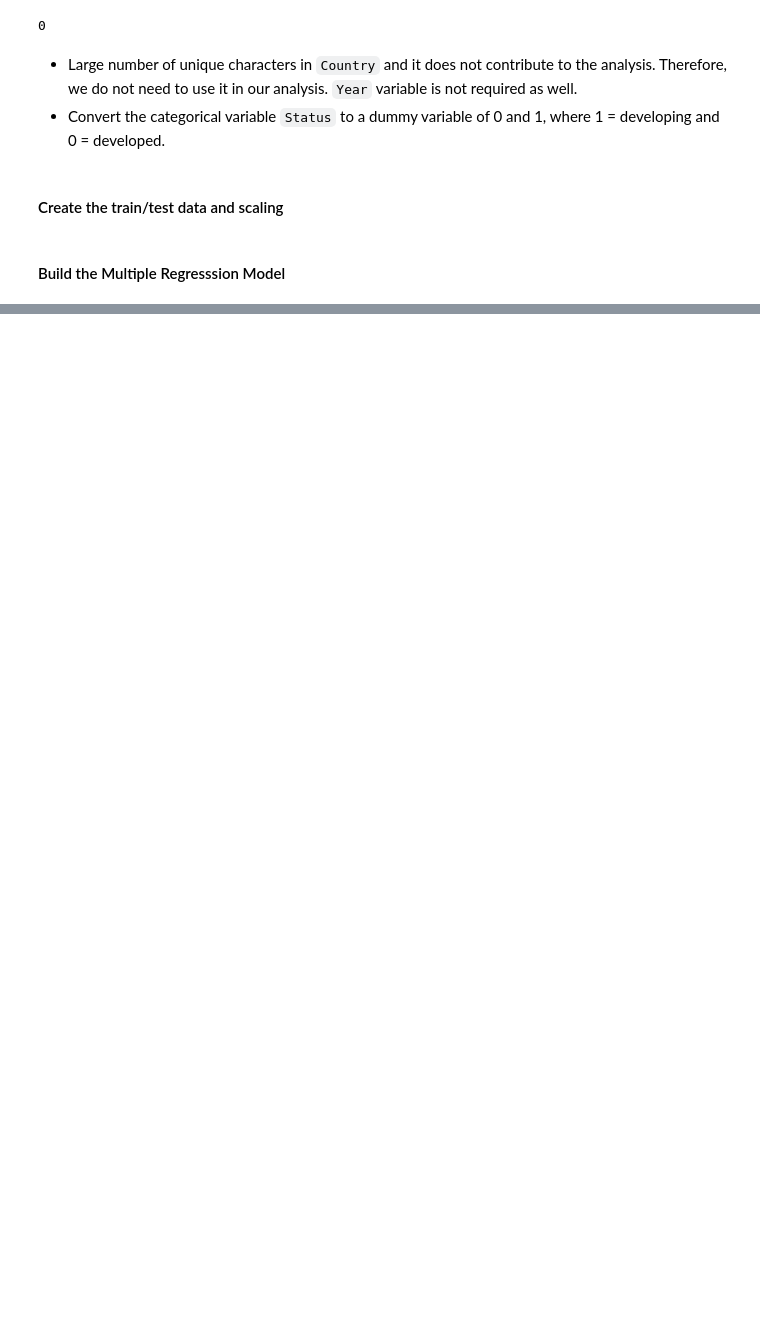
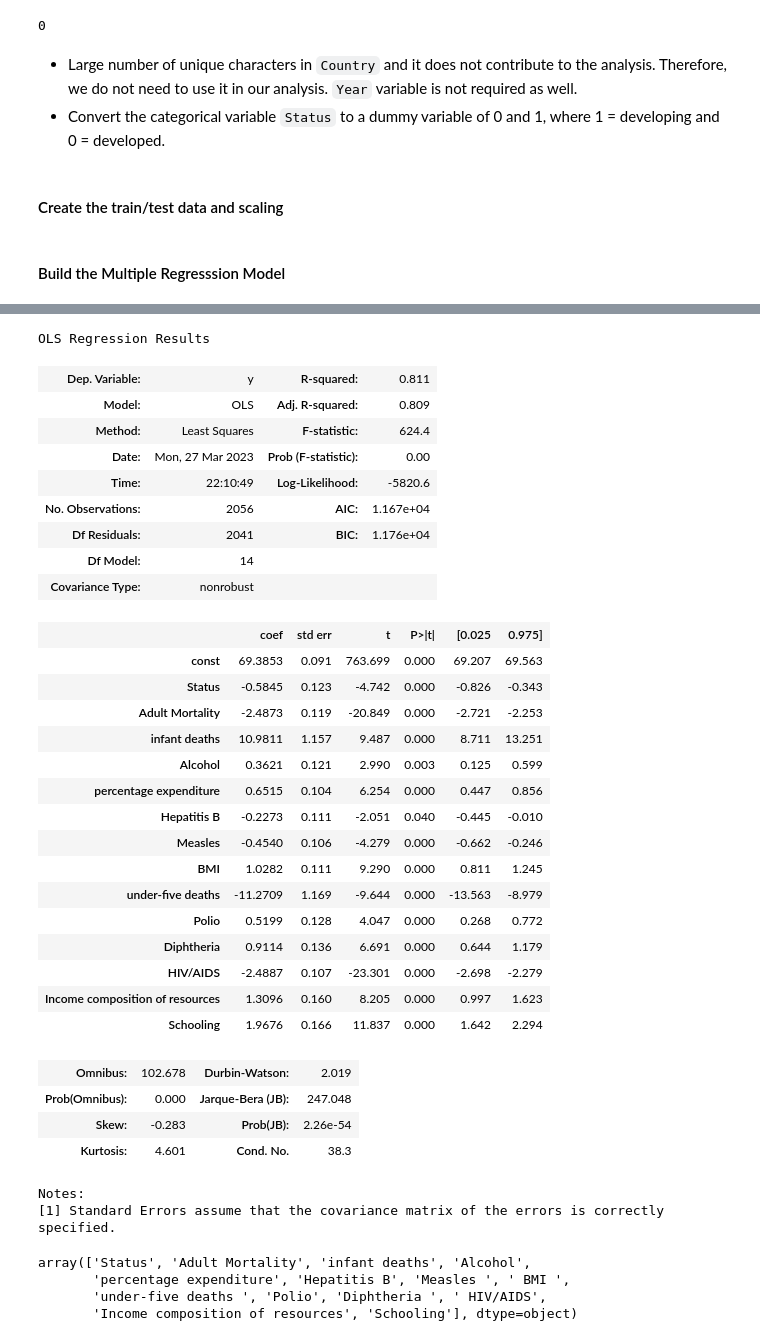
Before and after one commit to Sweetom/sweet, a Jupyter notebook: Life Expectancy/notebooks/FinalProject.ipynb, the cells around one changed output, grey strips where cells are left out. Cells and saved outputs as stored; diff of their text form; code cells hidden in the pictures; blank space fills up the shorter version.

Commit message:
Updated Model

```diff
--- a/Life Expectancy/notebooks/FinalProject.ipynb
+++ b/Life Expectancy/notebooks/FinalProject.ipynb
@@ -310,0 +340,55 @@ strong multicollinearity or other numerical problems.
+# %%
+#dropping all the variables with p-value greater than 0.05 which are statistically insignificant
+X_reg = X_reg.drop(['Total expenditure', 'GDP', 'Population', ' thinness  1-19 years',' thinness 5-9 years'],axis = 1)
+X_reg = sm.add_constant(X_reg) # adding a constant
+
+reg2 = sm.OLS(np.asarray(y_train), X_reg).fit()
+pred2 = reg2.predict(X_reg)
+
+reg2.summary()
+# %% [output]
+OLS Regression Results
+| Dep. Variable: | y | R-squared: | 0.811 |
+| Model: | OLS | Adj. R-squared: | 0.809 |
+| Method: | Least Squares | F-statistic: | 624.4 |
+| Date: | Mon, 27 Mar 2023 | Prob (F-statistic): | 0.00 |
+| Time: | 22:10:49 | Log-Likelihood: | -5820.6 |
+| No. Observations: | 2056 | AIC: | 1.167e+04 |
+| Df Residuals: | 2041 | BIC: | 1.176e+04 |
+| Df Model: | 14 |  |  |
+| Covariance Type: | nonrobust |  |  |
+|  | coef | std err | t | P>|t| | [0.025 | 0.975] |
+| const | 69.3853 | 0.091 | 763.699 | 0.000 | 69.207 | 69.563 |
+| Status | -0.5845 | 0.123 | -4.742 | 0.000 | -0.826 | -0.343 |
+| Adult Mortality | -2.4873 | 0.119 | -20.849 | 0.000 | -2.721 | -2.253 |
+| infant deaths | 10.9811 | 1.157 | 9.487 | 0.000 | 8.711 | 13.251 |
+| Alcohol | 0.3621 | 0.121 | 2.990 | 0.003 | 0.125 | 0.599 |
+| percentage expenditure | 0.6515 | 0.104 | 6.254 | 0.000 | 0.447 | 0.856 |
+| Hepatitis B | -0.2273 | 0.111 | -2.051 | 0.040 | -0.445 | -0.010 |
+| Measles | -0.4540 | 0.106 | -4.279 | 0.000 | -0.662 | -0.246 |
+| BMI | 1.0282 | 0.111 | 9.290 | 0.000 | 0.811 | 1.245 |
+| under-five deaths | -11.2709 | 1.169 | -9.644 | 0.000 | -13.563 | -8.979 |
+| Polio | 0.5199 | 0.128 | 4.047 | 0.000 | 0.268 | 0.772 |
+| Diphtheria | 0.9114 | 0.136 | 6.691 | 0.000 | 0.644 | 1.179 |
+| HIV/AIDS | -2.4887 | 0.107 | -23.301 | 0.000 | -2.698 | -2.279 |
+| Income composition of resources | 1.3096 | 0.160 | 8.205 | 0.000 | 0.997 | 1.623 |
+| Schooling | 1.9676 | 0.166 | 11.837 | 0.000 | 1.642 | 2.294 |
+| Omnibus: | 102.678 | Durbin-Watson: | 2.019 |
+| Prob(Omnibus): | 0.000 | Jarque-Bera (JB): | 247.048 |
+| Skew: | -0.283 | Prob(JB): | 2.26e-54 |
+| Kurtosis: | 4.601 | Cond. No. | 38.3 |
+Notes:
+[1] Standard Errors assume that the covariance matrix of the errors is correctly specified.
+# %%
+# statistically significant variables
+results = reg2.params.reset_index()
+results = pd.DataFrame(results)
+static_significant = results['index'].values
+
+static_significant = np.delete(static_significant, 0)
+static_significant
+# %% [output]
+array(['Status', 'Adult Mortality', 'infant deaths', 'Alcohol',
+       'percentage expenditure', 'Hepatitis B', 'Measles ', ' BMI ',
+       'under-five deaths ', 'Polio', 'Diphtheria ', ' HIV/AIDS',
+       'Income composition of resources', 'Schooling'], dtype=object)
```
Also changed, not shown: parts of 11 cells of this notebook.
